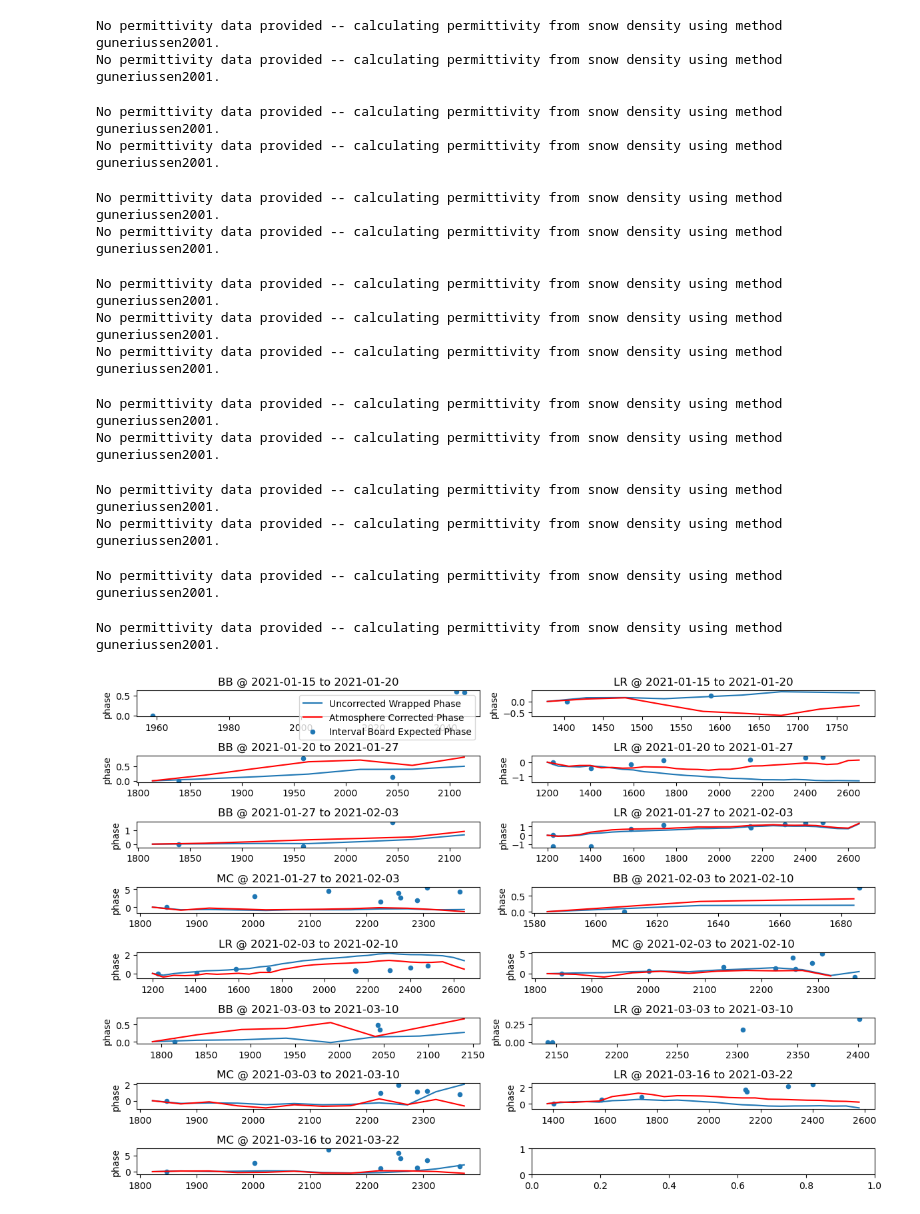
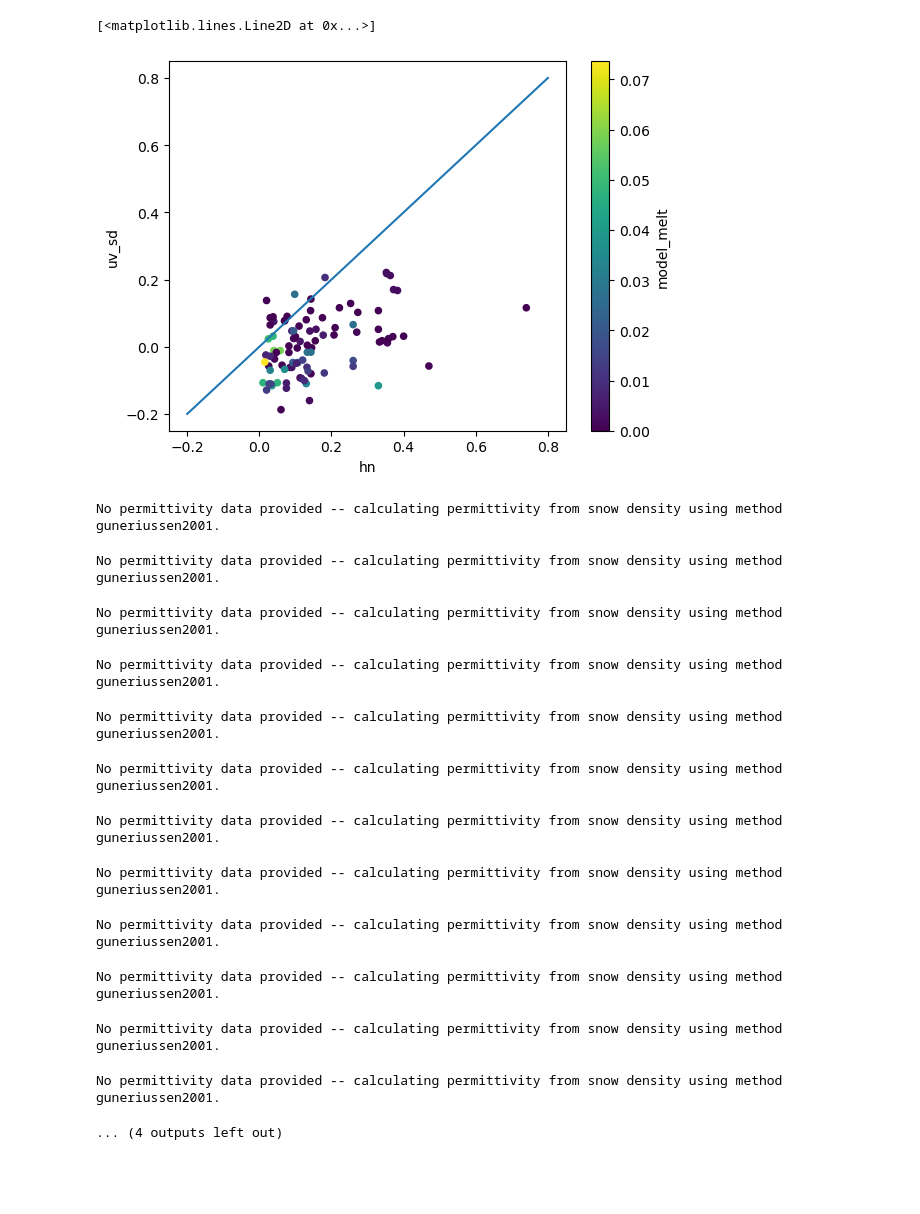
Before and after one commit to ZachHoppinen/uavsar-validation, a Jupyter notebook: src/compare/interval/main_interval.ipynb, the cells around one changed output. Drawn from its saved outputs; the diff is of its cells as text; code cells hidden in the pictures; blank space fills up the shorter version.

```diff
--- a/src/compare/interval/main_interval.ipynb
+++ b/src/compare/interval/main_interval.ipynb
@@ -16,0 +21,23 @@ ds = ds.sortby('time1')
+# %%
+insitu = pd.read_parquet('/bsuhome/zacharykeskinen/uavsar-validation/data/insitu/all_difference.parq')
+insitu = insitu[insitu.site_name != 'jackson']
+insitu = gpd.GeoDataFrame(insitu, geometry = gpd.points_from_xy(insitu.lon, insitu.lat), crs="EPSG:4326")
+
+# get insitu info
+densities = np.zeros(len(ds.time1.data))
+phases = np.zeros(len(ds.time1.data))
+for i, time in enumerate(ds.time1.data):
+    insitu_t = insitu[insitu.time1 == time]
+    density = np.mean(insitu_t[['t1_density', 't2_density']].mean(axis = 1))
+    densities[i] = density
+    phases[i] = np.mean(phase_from_depth(insitu_t['dSWE']*997/density, insitu_t['inc'], density = insitu_t[['t1_density', 't2_density']].mean(axis = 1)))
+densities = xr.DataArray(densities,
+    coords = {'time1':ds.time1.data})
+phases = xr.DataArray(phases,
+    coords = {'time1':ds.time1.data})
+
+ds['unw_atm'] = ds['unw'] - ds['delay']
+ds['unw_atm'] = ds['unw_atm'] - (ds['unw_atm'].mean(dim = ['x','y']) - phases)
+# ds['unw_atm'] = sub['unw_atm'] - (sub['unw_atm'].mean(dim = ['x','y']) - sub['model_d_swe'].mean(dim = ['x','y']))
+unw_d_swe = depth_from_phase(ds['unw_atm'], ds['inc'], density = densities) * densities / 997
+unw_d_sd = depth_from_phase(ds['unw_atm'], ds['inc'], density = densities)
@@ -16,0 +56,16 @@ ds = ds.sortby('time1')
+# %%
+for i, r in interval.iterrows():
+    try:
+        uv_t = unw_d_swe.sel(time1 = r.date_t1, method = 'nearest', tolerance = '3 days')
+        uv_t_sd = unw_d_sd.sel(time1 = r.date_t1, method = 'nearest', tolerance = '3 days')
+        ds_t = ds.sel(time1 = r.date_t1, method = 'nearest', tolerance = '3 days')
+    except KeyError:
+        continue
+
+    interval.loc[i, 'near_uv_swe'] = uv_t.sel(x = r.geometry.x, y = r.geometry.y, method = 'nearest', tolerance = tol)
+    interval.loc[i, 'near_uv_sd'] = uv_t_sd.sel(x = r.geometry.x, y = r.geometry.y, method = 'nearest', tolerance = tol)
+    x_slice = slice(r.geometry.x - 2*tol, r.geometry.x + 2*tol)
+    y_slice = slice(r.geometry.y + 2*tol, r.geometry.y - 2*tol)
+    interval.loc[i, 'uv_swe'] = uv_t_sd.sel(x = x_slice, y = y_slice).mean() * r.den / 997
+    interval.loc[i, 'uv_sd'] = uv_t_sd.sel(x = x_slice, y = y_slice).mean()
+    interval.loc[i, 'model_melt'] = ds_t.sel(x = x_slice, y = y_slice)['cum_melt'].mean()
@@ -17,3 +80,9 @@ ds = ds.sortby('time1')
+# %%
+interval[interval.swe > 0].plot.scatter(x = 'hn', y = 'uv_sd', c = 'model_melt')
+plt.plot([-0.2, 0.8],[-0.2, 0.8])
+# %% [output]
+[<matplotlib.lines.Line2D at 0x...>]
+[figure, added]
 # %%
 data_dir = Path('/bsuhome/zacharykeskinen/uavsar-validation/data')
 insitu_dir = data_dir.joinpath('insitu')
@@ -36,6 +105,7 @@ for t1, t2 in zip(ds.time1.data, ds.time2.data):
         flight_boards_site = flight_boards_site.dropna(subset=['hn','den','inc'])
         xmin, ymin, xmax, ymax = flight_boards_site.total_bounds
         ds_site = ds.sel(x = slice(xmin, xmax), y = slice(ymax, ymin), time1 = t1)
+        ds_site = ds_site.rolling(x = 5, y =5).mean()
         # ds_site = ds_site.where((ds_site['cor'] > 0.3))
         if ds_site.x.size > 1 and ds_site.y.size > 1 and len(flight_boards_site) > 1 and ds_site['int_phase'].isnull().sum() != ds_site['int_phase'].size:
             if i > 15:
@@ -68,18 +138,15 @@ for t1, t2 in zip(ds.time1.data, ds.time2.data):
 plt.tight_layout()
 # %% [output]
 No permittivity data provided -- calculating permittivity from snow density using method guneriussen2001.
-No permittivity data provided -- calculating permittivity from snow density using method guneriussen2001.
 No permittivity data provided -- calculating permittivity from snow density using method guneriussen2001.
-No permittivity data provided -- calculating permittivity from snow density using method guneriussen2001.
 No permittivity data provided -- calculating permittivity from snow density using method guneriussen2001.
-No permittivity data provided -- calculating permittivity from snow density using method guneriussen2001.
 No permittivity data provided -- calculating permittivity from snow density using method guneriussen2001.
-No permittivity data provided -- calculating permittivity from snow density using method guneriussen2001.
-No permittivity data provided -- calculating permittivity from snow density using method guneriussen2001.
 No permittivity data provided -- calculating permittivity from snow density using method guneriussen2001.
-No permittivity data provided -- calculating permittivity from snow density using method guneriussen2001.
 No permittivity data provided -- calculating permittivity from snow density using method guneriussen2001.
-No permittivity data provided -- calculating permittivity from snow density using method guneriussen2001.
 No permittivity data provided -- calculating permittivity from snow density using method guneriussen2001.
 No permittivity data provided -- calculating permittivity from snow density using method guneriussen2001.
-[figure, removed]
+No permittivity data provided -- calculating permittivity from snow density using method guneriussen2001.
+No permittivity data provided -- calculating permittivity from snow density using method guneriussen2001.
+No permittivity data provided -- calculating permittivity from snow density using method guneriussen2001.
+No permittivity data provided -- calculating permittivity from snow density using method guneriussen2001.
+... (4 outputs left out)
```
Also changed, not shown: parts of 3 cells of this notebook, 4 other files.
